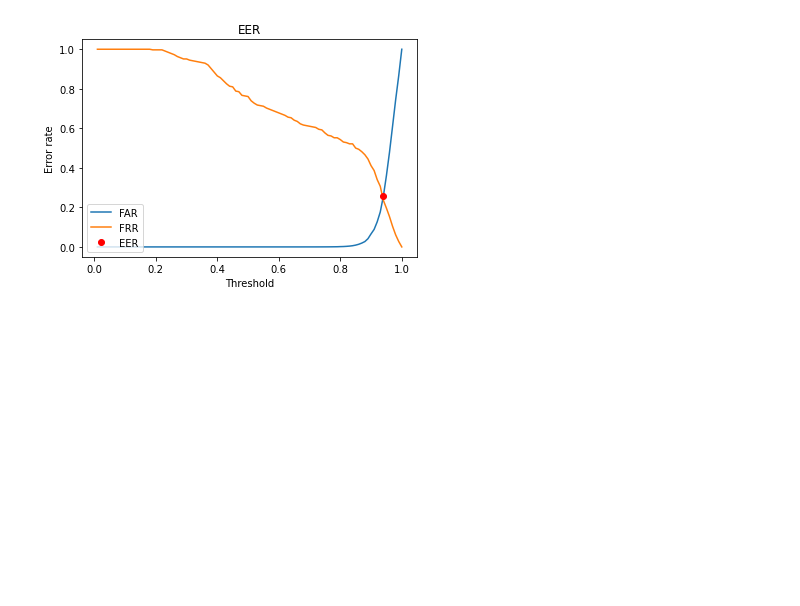
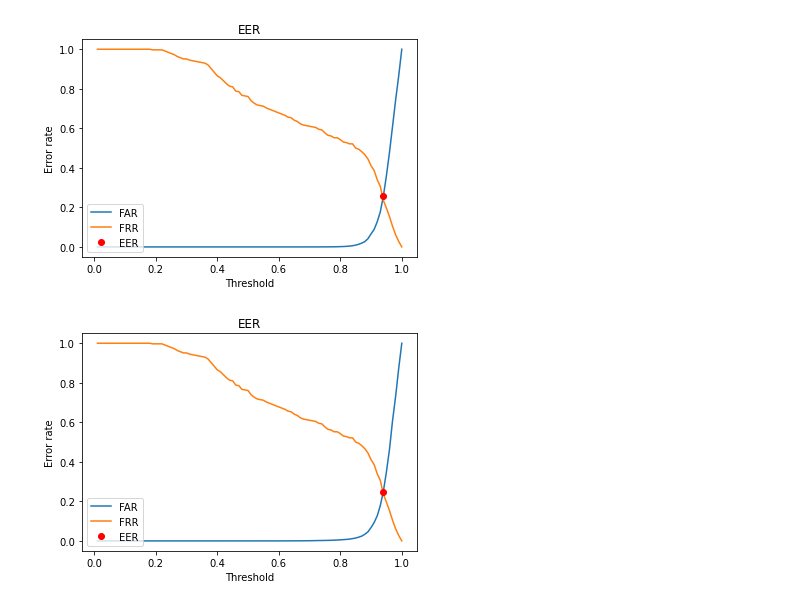
Before and after one commit to LeonardoEmili/ear-recognizer-android, a Jupyter notebook: report/evaluation/charts.ipynb, the cells around one changed output. Cells and saved outputs as stored; diff of their text form; code cells hidden in the pictures; blank space fills up the shorter version.

```diff
--- a/report/evaluation/charts.ipynb
+++ b/report/evaluation/charts.ipynb
@@ -49,6 +60,16 @@ def eer_thr():
             err = abs(far[i]-frr[i])
     return x
 x = eer_thr()
+
+def eer_thr2():
+    x = 0
+    err = 1
+    for i in range(len(far2)):
+        if abs(far2[i]-frr2[i]) < err:
+            x= i
+            err = abs(far2[i]-frr2[i])
+    return x
+x2 = eer_thr2()
 # %%
 plt.plot(thresholds, far, label = "FAR" )
 plt.plot(thresholds, frr, label = "FRR")
@@ -61,3 +83,15 @@ plt.legend(["FAR", "FRR", "EER"], loc=3)
 _ = plt.show()
 # %% [output]
 [figure]
+# %%
+plt.plot(thresholds, far2, label = "FAR" )
+plt.plot(thresholds, frr2, label = "FRR")
+eer_thresh2 = eer_thr2()
+plt.plot(thresholds[eer_thresh2], far2[x], "ro")
+plt.xlabel("Threshold")
+plt.ylabel("Error rate")
+plt.title("EER")
+plt.legend(["FAR", "FRR", "EER"], loc=3)
+_ = plt.show()
+# %% [output]
+[figure, added]
```
Also changed, not shown: parts of 5 cells of this notebook, 8 other files.
